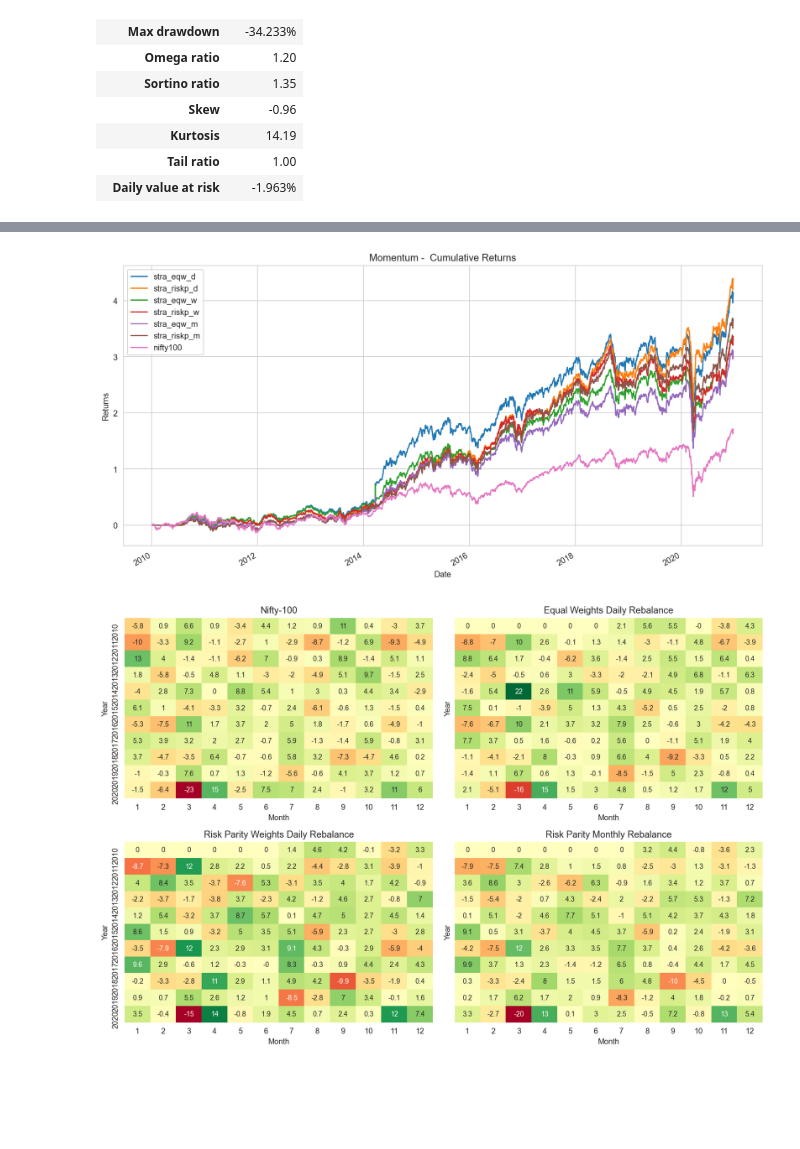
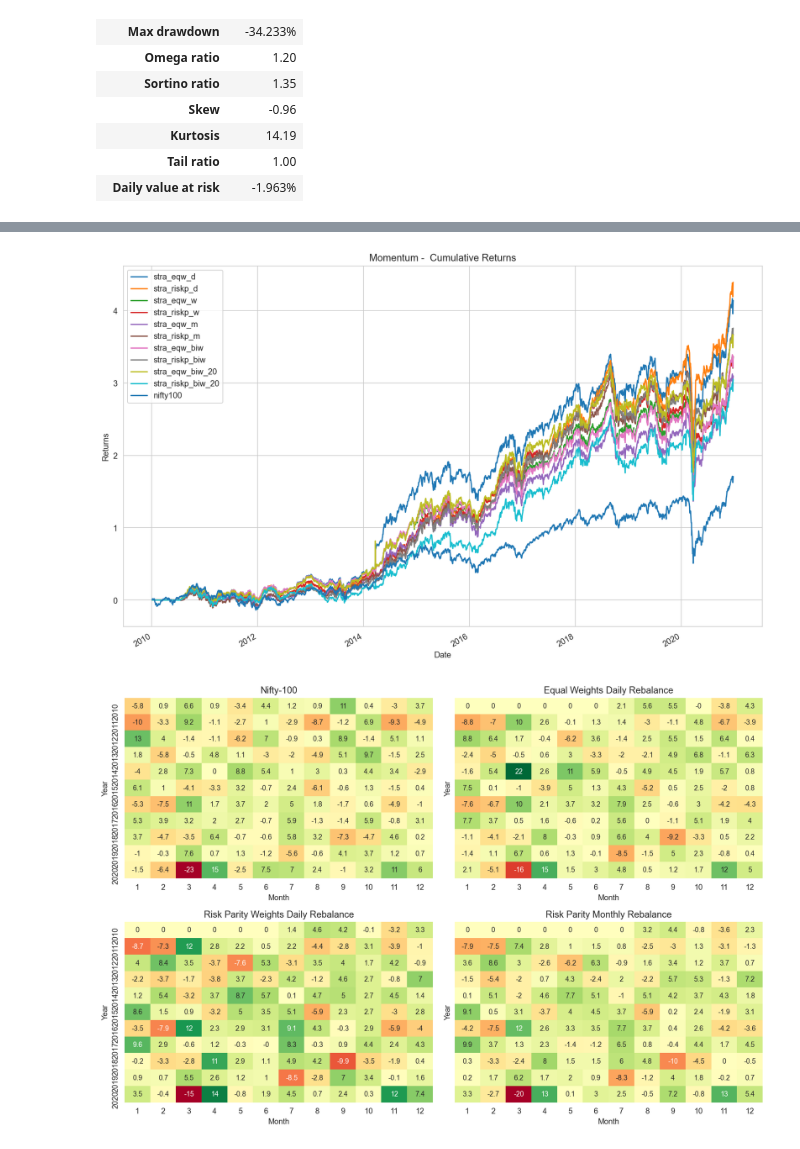
Before and after one commit to sabirjana/Strategies, a Jupyter notebook: sj_06_momentum_stra_eval.ipynb, the cells around one changed output, grey strips where cells are left out. Cells and saved outputs as stored; diff of their text form; code cells hidden in the pictures; blank space fills up the shorter version.

```diff
--- a/sj_06_momentum_stra_eval.ipynb
+++ b/sj_06_momentum_stra_eval.ipynb
@@ -45,6 +45,8 @@ with pd.HDFStore(DATA_STORE) as store:
     rebalance_daily = (store['/nse100/daily/results'])
     rebalance_weekly = (store['/nse100/weekly/results'])
     rebalance_monthly = (store['/nse100/monthly/results'])
+    rebalance_biweekly = (store['/nse100/biweekly/results'])
+    rebalance_biweekly_20 = (store['/nse100/biweekly_20/results'])
 # %%
 rebalance_daily.info()
 # %% [output]
@@ -87,11 +115,17 @@ memory usage: 85.1 KB
 # %%
-columns = ['stra_eqw_d', 'stra_riskp_d', 'stra_eqw_w', 'stra_riskp_w','stra_eqw_m','stra_riskp_m','nifty100']
+columns = ['stra_eqw_d', 'stra_riskp_d', 'stra_eqw_w', 'stra_riskp_w','stra_eqw_m','stra_riskp_m',
+           'stra_eqw_biw','stra_riskp_biw','stra_eqw_biw_20','stra_riskp_biw_20',
+           'nifty100']
 results_all = pd.DataFrame(list(zip(rebalance_daily.stra_eqw,
                             rebalance_daily.stra_riskp,
                             rebalance_weekly.stra_eqw,
                             rebalance_weekly.stra_riskp,
                             rebalance_monthly.stra_eqw,
                             rebalance_monthly.stra_riskp,
+                            rebalance_biweekly.stra_eqw,
+                            rebalance_biweekly.stra_riskp,
+                            rebalance_biweekly_20.stra_eqw,
+                            rebalance_biweekly_20.stra_riskp,
                             rebalance_daily.market)), columns=columns,index=rebalance_daily.index)
 results_all.head()
 # %% [output]
@@ -260,12 +316,11 @@ pf.show_perf_stats(results_all.stra_riskp_m)
 # %%
 # Visulize the output
-
-ax = ((1 * results_all + 1).cumprod()-1).plot(figsize=(14,7), title='Momentum -  Cumulative Returns')
+ax = ((1 * results_all + 1).cumprod()-1).plot(figsize=(14,9), title='Momentum -  Cumulative Returns')
 ax.set_ylabel('Returns')
 ax.grid(True)
 ax.legend();
 # %% [output]
-[figure, old version]
+[figure, new version]
 # %%
 # plot performance
 fig, ax = plt.subplots(nrows=2, ncols=2, figsize=(12, 8),constrained_layout=True, sharey=True)
```
Also changed, not shown: parts of 13 cells of this notebook, 2 other files.
